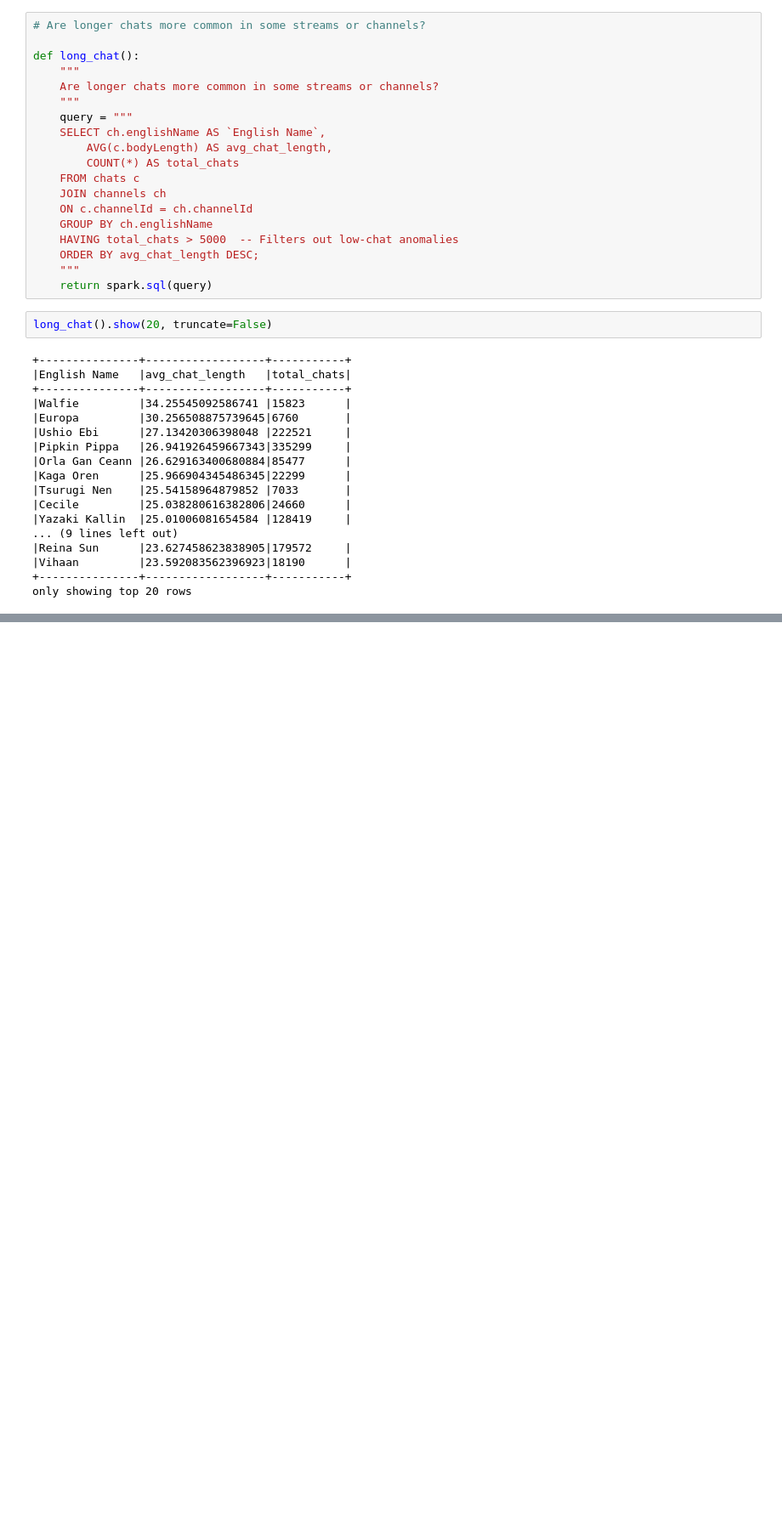
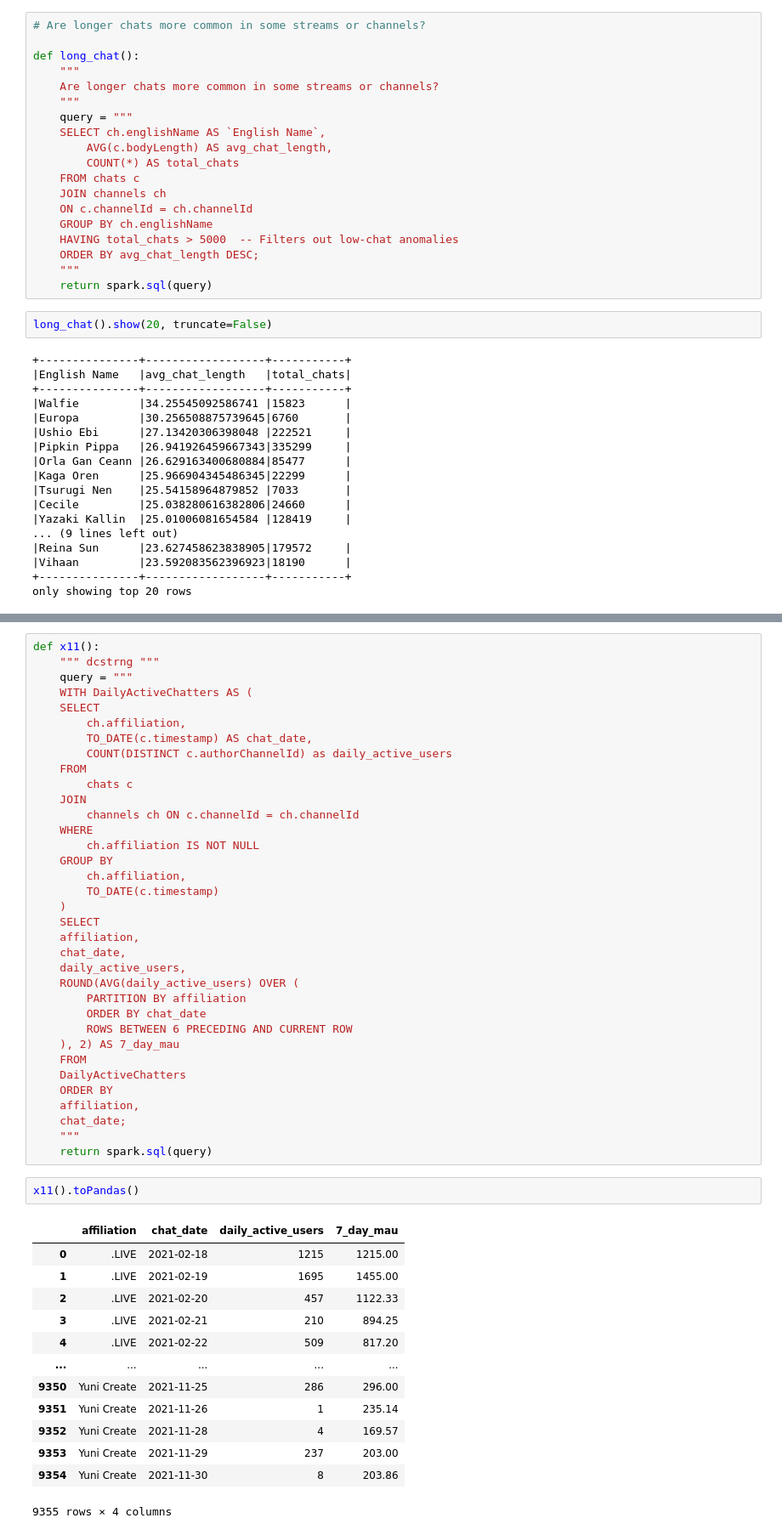
Before and after one commit to RCEjosephkarl/VTuber-1B-LiveChat-Stats, a Jupyter notebook: VTuber_Analytics.ipynb, the cells around one changed output, grey strips where cells are left out. Shown at 85% size. Cells and saved outputs as stored; diff of their text form; blank space fills up the shorter version.

```diff
--- a/VTuber_Analytics.ipynb
+++ b/VTuber_Analytics.ipynb
@@ -330,0 +743,51 @@ only showing top 20 rows
+# %%
+def x11():
+    """ dcstrng """
+    query = """
+    WITH DailyActiveChatters AS (
+    SELECT
+        ch.affiliation,
+        TO_DATE(c.timestamp) AS chat_date,
+        COUNT(DISTINCT c.authorChannelId) as daily_active_users
+    FROM
+        chats c
+    JOIN
+        channels ch ON c.channelId = ch.channelId
+    WHERE
+        ch.affiliation IS NOT NULL
+    GROUP BY
+        ch.affiliation,
+        TO_DATE(c.timestamp)
+    )
+    SELECT
+    affiliation,
+    chat_date,
+    daily_active_users,
+    ROUND(AVG(daily_active_users) OVER (
+        PARTITION BY affiliation
+        ORDER BY chat_date
+        ROWS BETWEEN 6 PRECEDING AND CURRENT ROW
+    ), 2) AS 7_day_mau
+    FROM
+    DailyActiveChatters
+    ORDER BY
+    affiliation,
+    chat_date;
+    """
+    return spark.sql(query)
+# %%
+x11().toPandas()
+# %% [output]
+|  | affiliation | chat_date | daily_active_users | 7_day_mau |
+| 0 | .LIVE | 2021-02-18 | 1215 | 1215.00 |
+| 1 | .LIVE | 2021-02-19 | 1695 | 1455.00 |
+| 2 | .LIVE | 2021-02-20 | 457 | 1122.33 |
+| 3 | .LIVE | 2021-02-21 | 210 | 894.25 |
+| 4 | .LIVE | 2021-02-22 | 509 | 817.20 |
+| ... | ... | ... | ... | ... |
+| 9350 | Yuni Create | 2021-11-25 | 286 | 296.00 |
+| 9351 | Yuni Create | 2021-11-26 | 1 | 235.14 |
+| 9352 | Yuni Create | 2021-11-28 | 4 | 169.57 |
+| 9353 | Yuni Create | 2021-11-29 | 237 | 203.00 |
+| 9354 | Yuni Create | 2021-11-30 | 8 | 203.86 |
+9355 rows × 4 columns
```
Also changed, not shown: parts of 27 cells of this notebook.
